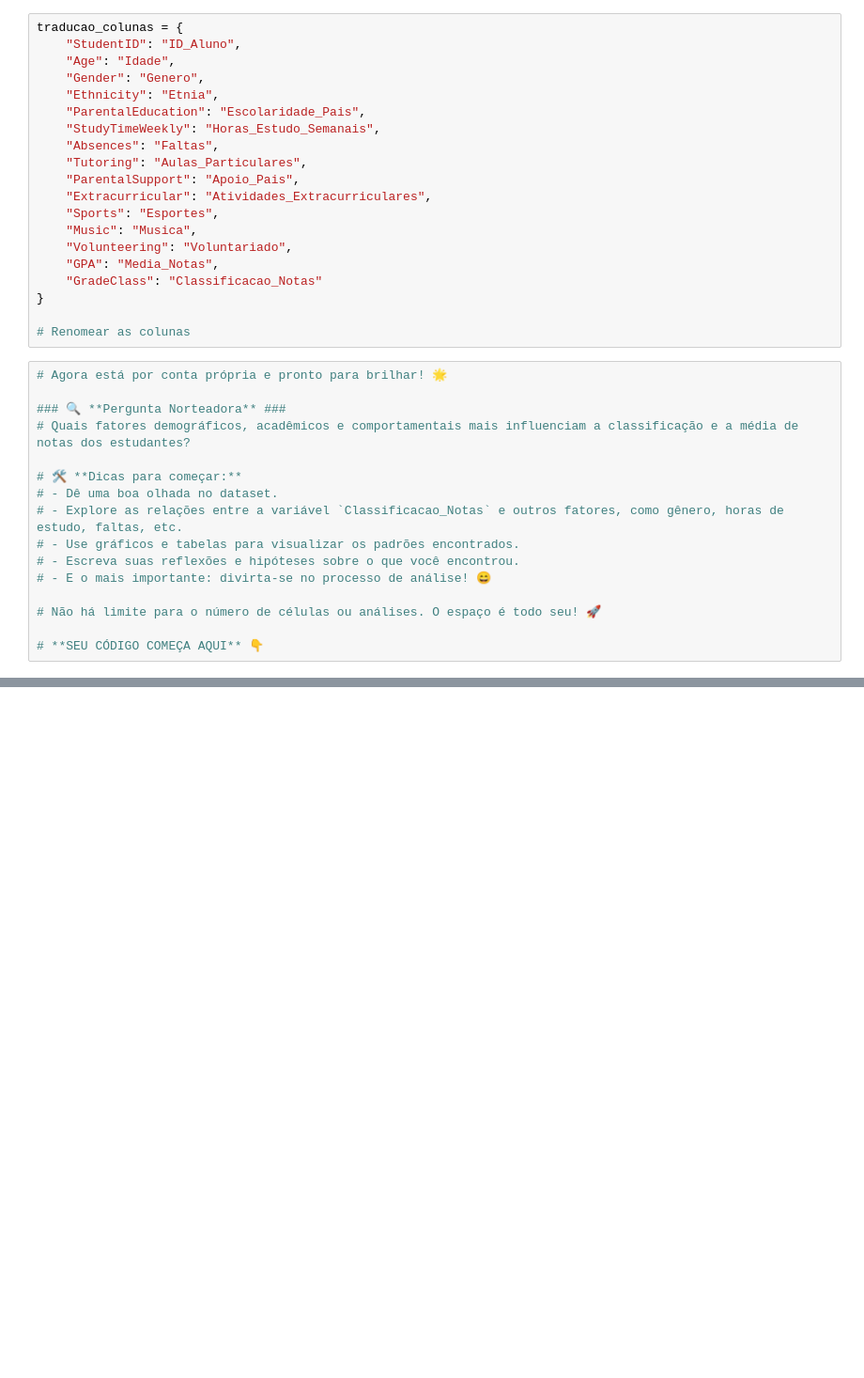
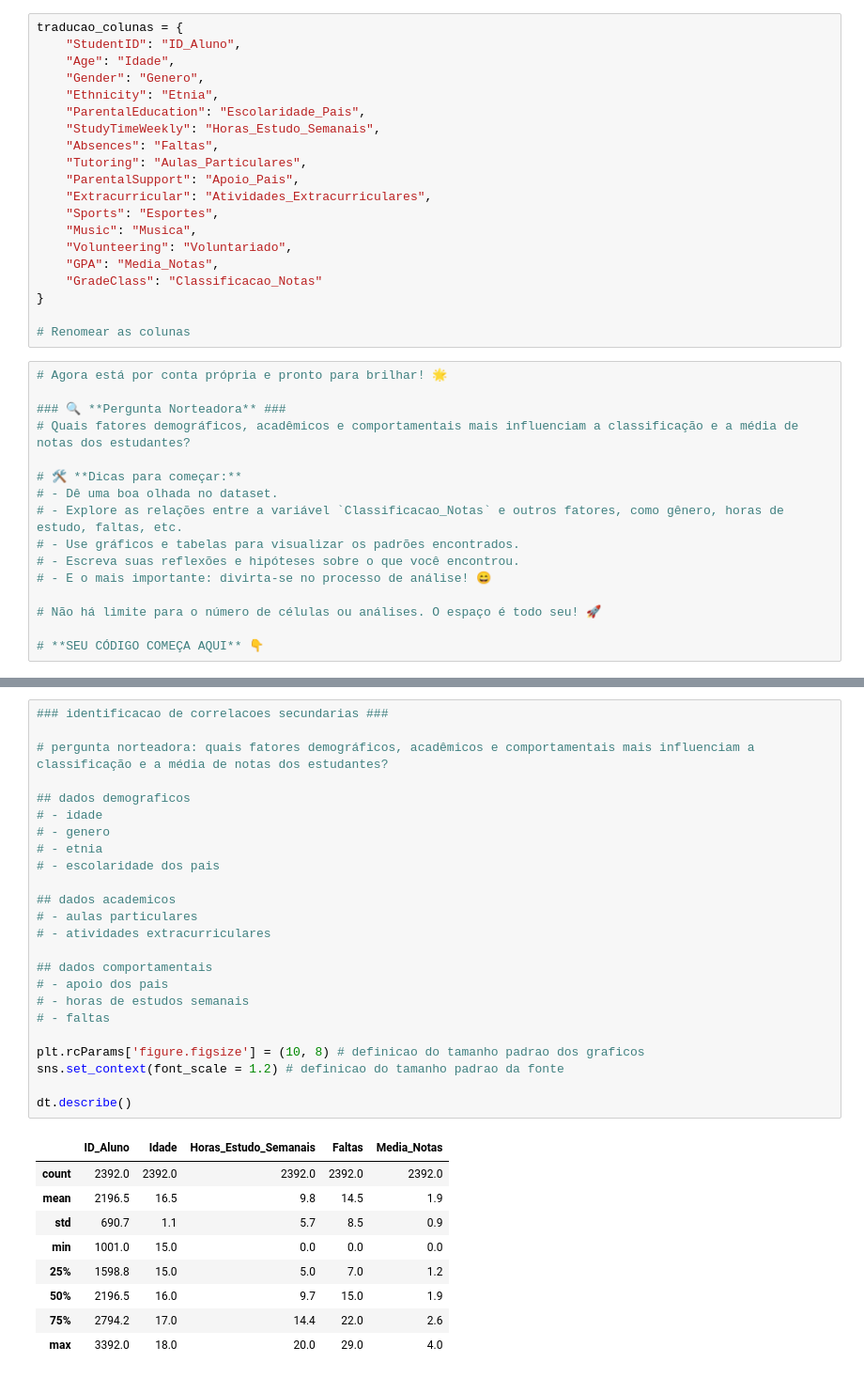
Before and after one commit to anavidev/dados-educacionais, a Jupyter notebook: notebook/analise_dados_educacionais.ipynb, the cells around one changed output, grey strips where cells are left out. Shown at 94% size. Drawn from its saved outputs; the diff is of its cells as text; blank space fills up the shorter version.

Commit message:
identificacao de correlacoes secundarias - parte 1

```diff
--- a/notebook/analise_dados_educacionais.ipynb
+++ b/notebook/analise_dados_educacionais.ipynb
@@ -377,3 +376,37 @@ dt
 | 2390 | 3391 | 16 | feminino | afrodescendente | nenhuma | 12.4 | 17 | ... |
 | 2391 | 3392 | 16 | feminino | caucasasiano | graduacao_incompleta | 17.8 | 13 | ... |
 2392 rows × 12 columns
+# %%
+### identificacao de correlacoes secundarias ###
+
+# pergunta norteadora: quais fatores demográficos, acadêmicos e comportamentais mais influenciam a classificação e a média de notas dos estudantes?
+
+## dados demograficos
+# - idade
+# - genero
+# - etnia
+# - escolaridade dos pais
+
+## dados academicos
+# - aulas particulares
+# - atividades extracurriculares
+
+## dados comportamentais
+# - apoio dos pais
+# - horas de estudos semanais
+# - faltas
+
+plt.rcParams['figure.figsize'] = (10, 8) # definicao do tamanho padrao dos graficos
+sns.set_context(font_scale = 1.2) # definicao do tamanho padrao da fonte
+
+dt.describe()
+# %% [output]
+|  | ID_Aluno | Idade | Horas_Estudo_Semanais | Faltas | Media_Notas |
+| count | 2392.0 | 2392.0 | 2392.0 | 2392.0 | 2392.0 |
+| mean | 2196.5 | 16.5 | 9.8 | 14.5 | 1.9 |
+| std | 690.7 | 1.1 | 5.7 | 8.5 | 0.9 |
+| min | 1001.0 | 15.0 | 0.0 | 0.0 | 0.0 |
+| 25% | 1598.8 | 15.0 | 5.0 | 7.0 | 1.2 |
+| 50% | 2196.5 | 16.0 | 9.7 | 15.0 | 1.9 |
+| 75% | 2794.2 | 17.0 | 14.4 | 22.0 | 2.6 |
+| max | 3392.0 | 18.0 | 20.0 | 29.0 | 4.0 |
```
Also changed, not shown: parts of 4 cells of this notebook.
